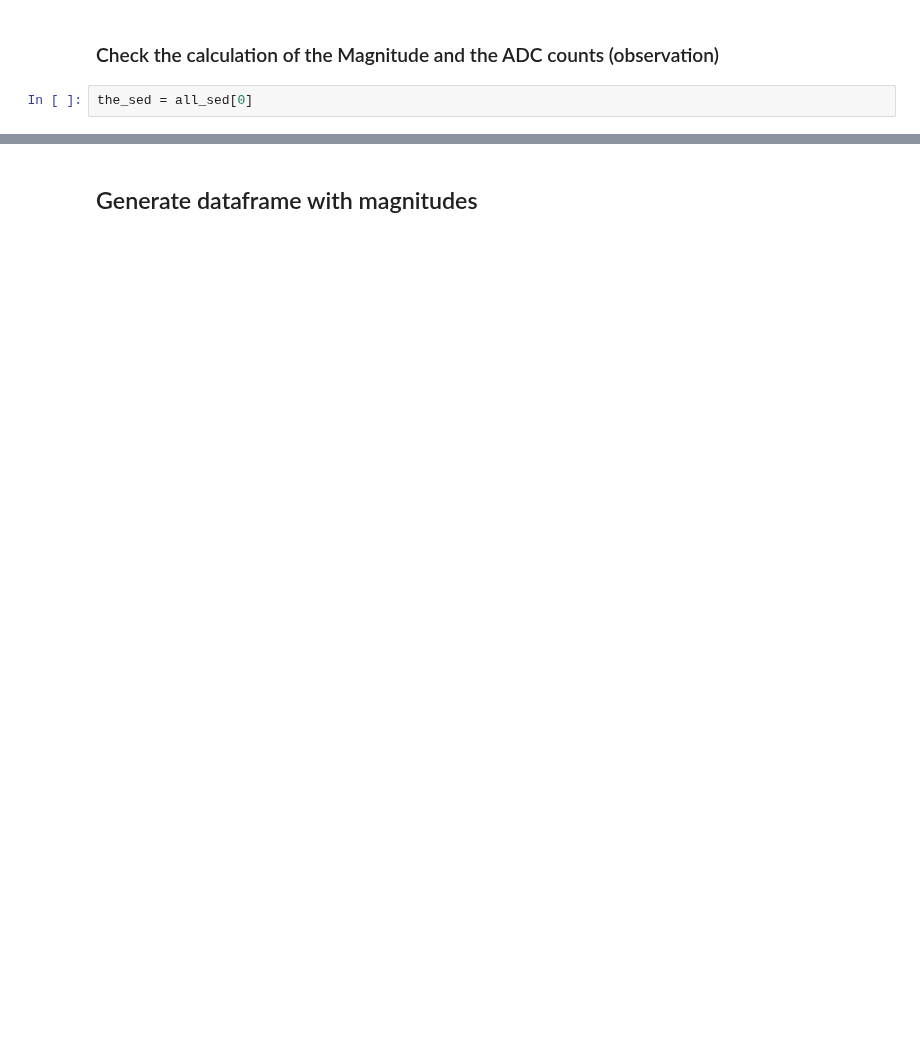
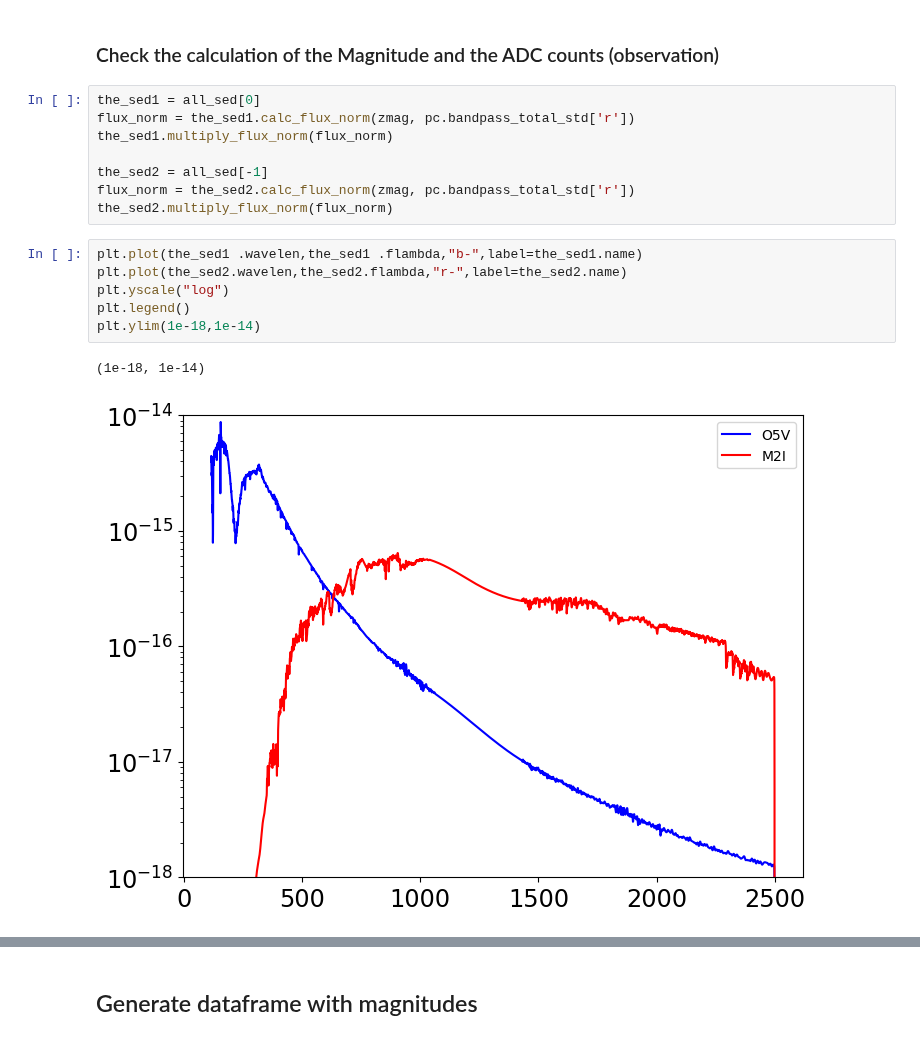
Before and after one commit to sylvielsstfr/RubinLSSTPhotometricCorrTuto, a Jupyter notebook: notebooks/06_SEDPicklesColors/ComputeMagnitudesPickles_auxtelSDSSfilters.ipynb, the cells around one changed output, grey strips where cells are left out. Cells and saved outputs as stored; diff of their text form; blank space fills up the shorter version.

```diff
--- a/notebooks/06_SEDPicklesColors/ComputeMagnitudesPickles_auxtelSDSSfilters.ipynb
+++ b/notebooks/06_SEDPicklesColors/ComputeMagnitudesPickles_auxtelSDSSfilters.ipynb
@@ -318,7 +327,22 @@ for index in np.arange(NSED):
 # %% [markdown]
 ### Check the calculation of the Magnitude and the ADC counts (observation)
 # %%
-the_sed = all_sed[0]
+the_sed1 = all_sed[0]
+flux_norm = the_sed1.calc_flux_norm(zmag, pc.bandpass_total_std['r'])
+the_sed1.multiply_flux_norm(flux_norm)
+
+the_sed2 = all_sed[-1]
+flux_norm = the_sed2.calc_flux_norm(zmag, pc.bandpass_total_std['r'])
+the_sed2.multiply_flux_norm(flux_norm)
+# %%
+plt.plot(the_sed1 .wavelen,the_sed1 .flambda,"b-",label=the_sed1.name)
+plt.plot(the_sed2.wavelen,the_sed2.flambda,"r-",label=the_sed2.name)
+plt.yscale("log")
+plt.legend()
+plt.ylim(1e-18,1e-14)
+# %% [output]
+(1e-18, 1e-14)
+[figure, added]
 # %%
 mags_std = {}
 for index,f in enumerate(filter_tagnames) :
```
Also changed, not shown: parts of 10 cells of this notebook.
